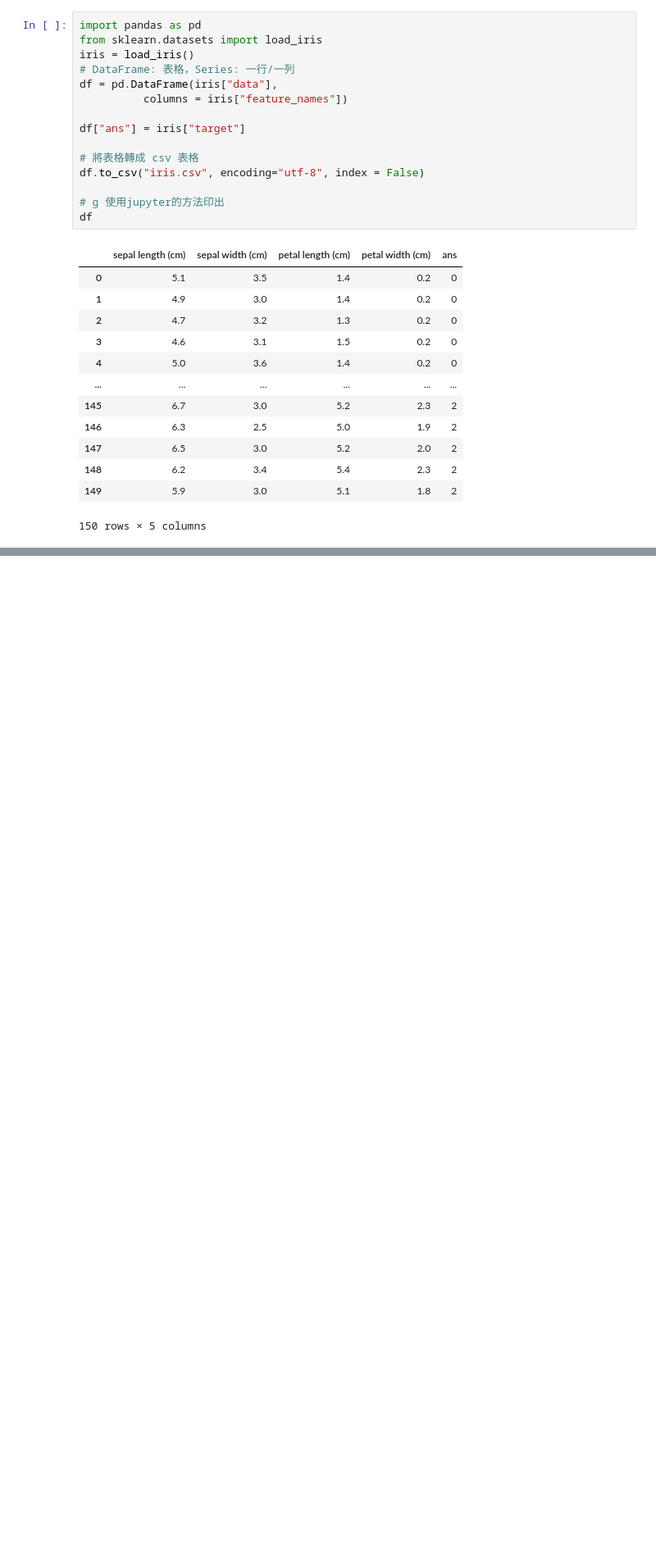
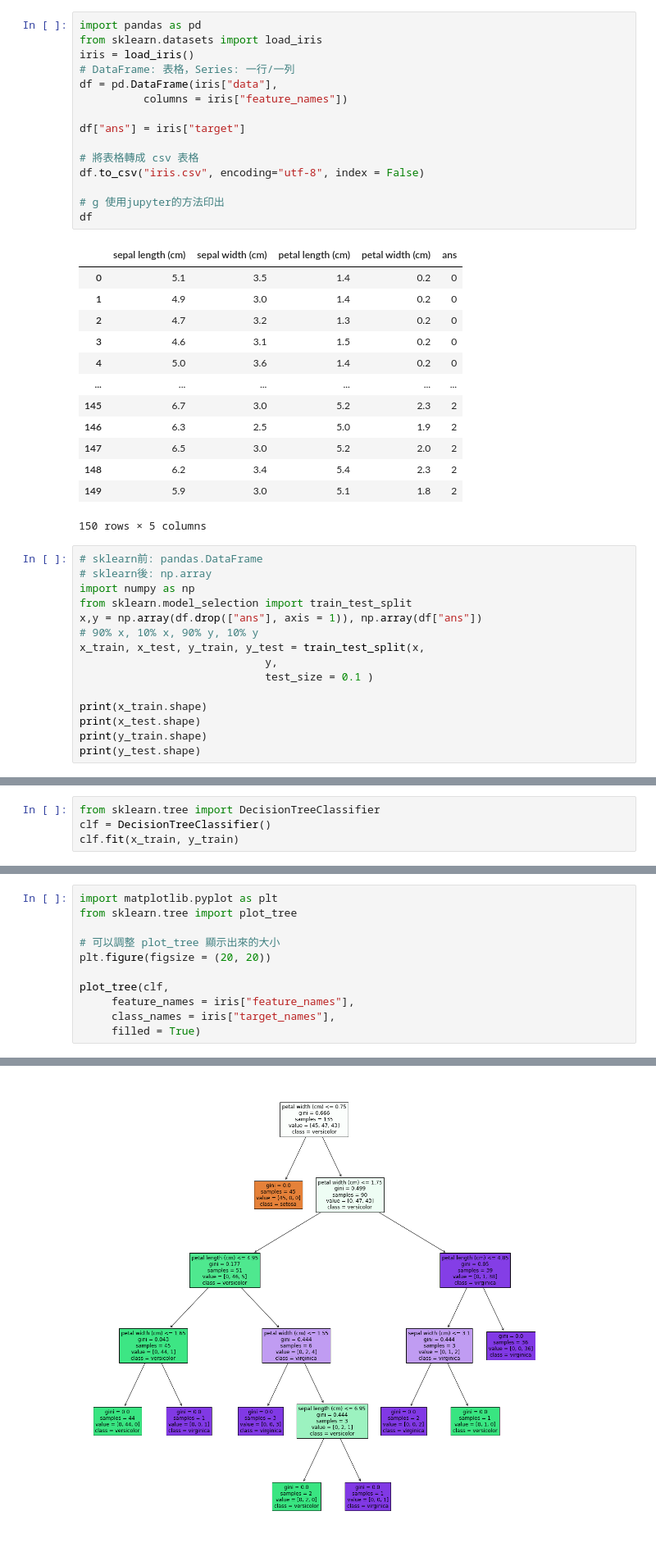
Before and after one commit to Ron-Wu/Machine-learning-0602, a Jupyter notebook: 0602classification.ipynb, the cells around one changed output, grey strips where cells are left out. Shown: that part at 82% size. Drawn from its saved outputs; the diff is of its cells as text; blank space fills up the shorter version.

```diff
--- a/0602classification.ipynb
+++ b/0602classification.ipynb
@@ -32,3 +32,18 @@ df
 | 148 | 6.2 | 3.4 | 5.4 | 2.3 | 2 |
 | 149 | 5.9 | 3.0 | 5.1 | 1.8 | 2 |
 150 rows × 5 columns
+# %%
+# sklearn前: pandas.DataFrame
+# sklearn後: np.array
+import numpy as np
+from sklearn.model_selection import train_test_split
+x,y = np.array(df.drop(["ans"], axis = 1)), np.array(df["ans"])
+# 90% x, 10% x, 90% y, 10% y
+x_train, x_test, y_train, y_test = train_test_split(x,
+                             y,
+                             test_size = 0.1 )
+
+print(x_train.shape)
+print(x_test.shape)
+print(y_train.shape)
+print(y_test.shape)
@@ -34,0 +55,4 @@ df
+# %%
+from sklearn.tree import DecisionTreeClassifier
+clf = DecisionTreeClassifier()
+clf.fit(x_train, y_train)
@@ -34,0 +66,12 @@ df
+# %%
+import matplotlib.pyplot as plt
+from sklearn.tree import plot_tree
+
+# 可以調整 plot_tree 顯示出來的大小
+plt.figure(figsize = (20, 20))
+
+plot_tree(clf,
+     feature_names = iris["feature_names"],
+     class_names = iris["target_names"],
+     filled = True)
+# %% [output]
@@ -34,0 +95 @@ df
+[figure, added]
```
Also changed, not shown: parts of 3 cells of this notebook.
